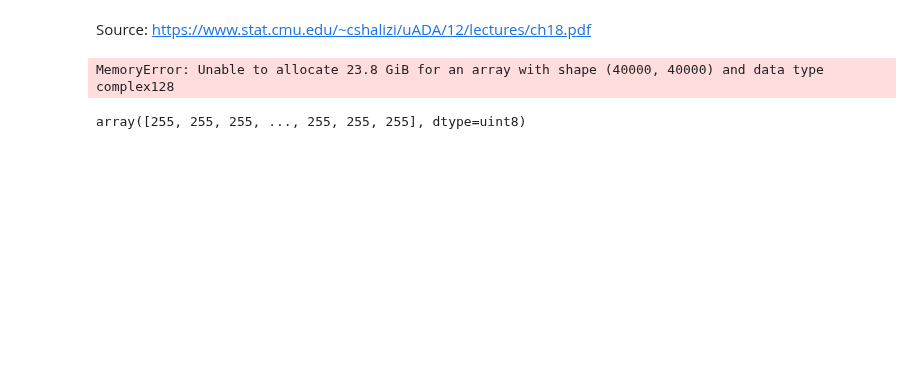
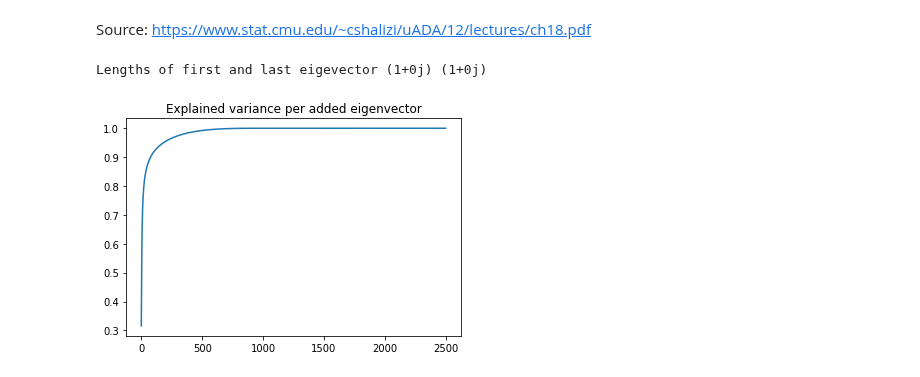
Before and after one commit to suarez96/PCA-Deep-Dive, a Jupyter notebook: derivation_notebook.ipynb, the cells around one changed output. Saved outputs shown, nothing was run; the diff lists cells and outputs as text; code cells hidden in the pictures; blank space fills up the shorter version.

Commit message:
added downsample feature, first succesful PCA

```diff
--- a/derivation_notebook.ipynb
+++ b/derivation_notebook.ipynb
@@ -77,25 +122,27 @@ class PCA:
     def __init__(self):
         return
 # %%
-dataset = Dataset(root)
+dataset = Dataset(root, downsample_granularity=4)
 # %%
 dataset.load_data()
 # %%
 # transpose data because we're correlating features, not samples
 # self.data = self.data.T
-sample = dataset.sample(50)[0].T
+sample = dataset.sample(1600)[0].T
 # %%
 # lambda eigenvalues, u eigenvectors
 L, U = np.linalg.eig(np.cov(sample))
 # all eigenvectors should be unit length
-print(np.matmul(U[0].T, U[0]), np.matmul(U[-1].T, U[-1]))
+print("Lengths of first and last eigevector", np.matmul(U[0].T, U[0]), np.matmul(U[-1].T, U[-1]))
 
 # drawback, very computationally expensive if not optimized ie doing manually like I am
 # MemoryError: Unable to allocate 23.8 GiB for an array with shape (40000, 40000) and data type complex128
 # can we solve this by downsampling? or forcing a smaller data type?
 # %% [output]
-MemoryError: Unable to allocate 23.8 GiB for an array with shape (40000, 40000) and data type complex128
+Lengths of first and last eigevector (1+0j) (1+0j)
-# %%
-dataset.data[0]
-# %% [output]
-array([255, 255, 255, ..., 255, 255, 255], dtype=uint8)
+# %%
+plt.plot(abs(np.cumsum(L)/np.sum(L)))
+plt.title("Explained variance per added eigenvector")
+plt.show()
+# %% [output]
+[figure, added]
```
Also changed, not shown: parts of 3 cells of this notebook.
